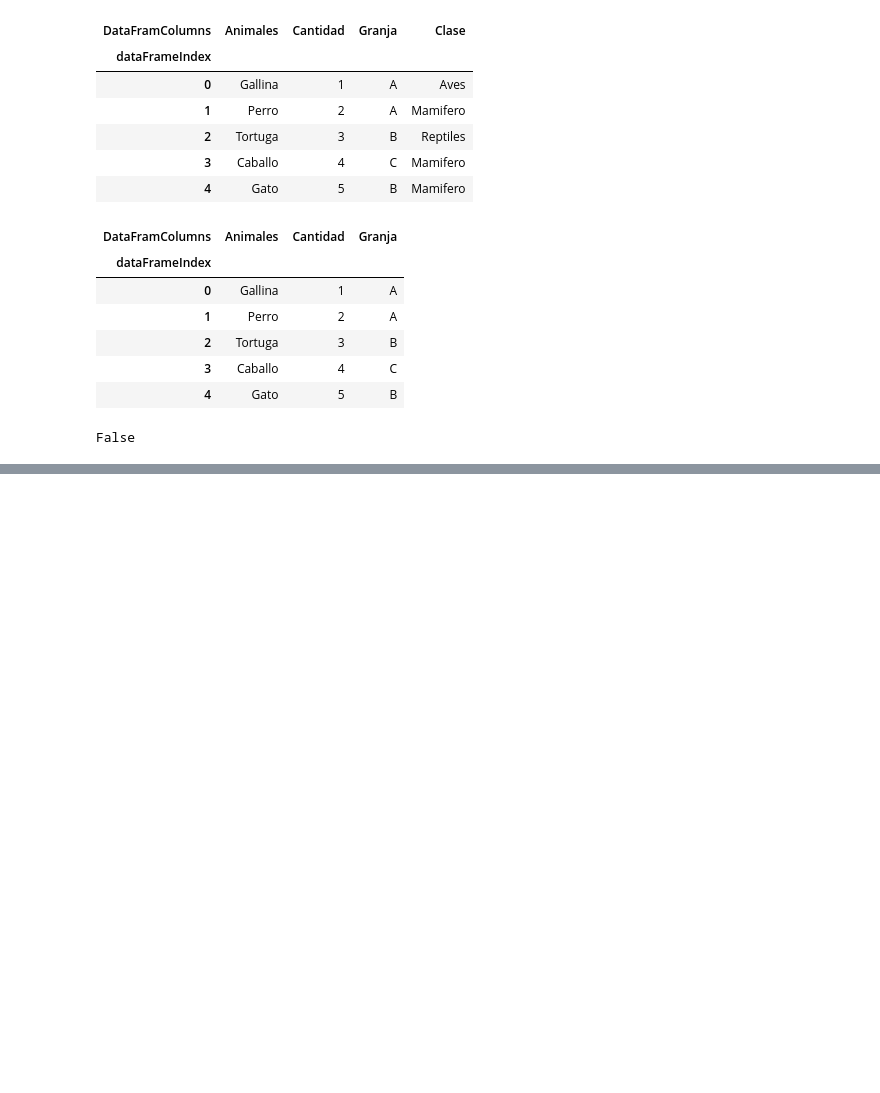
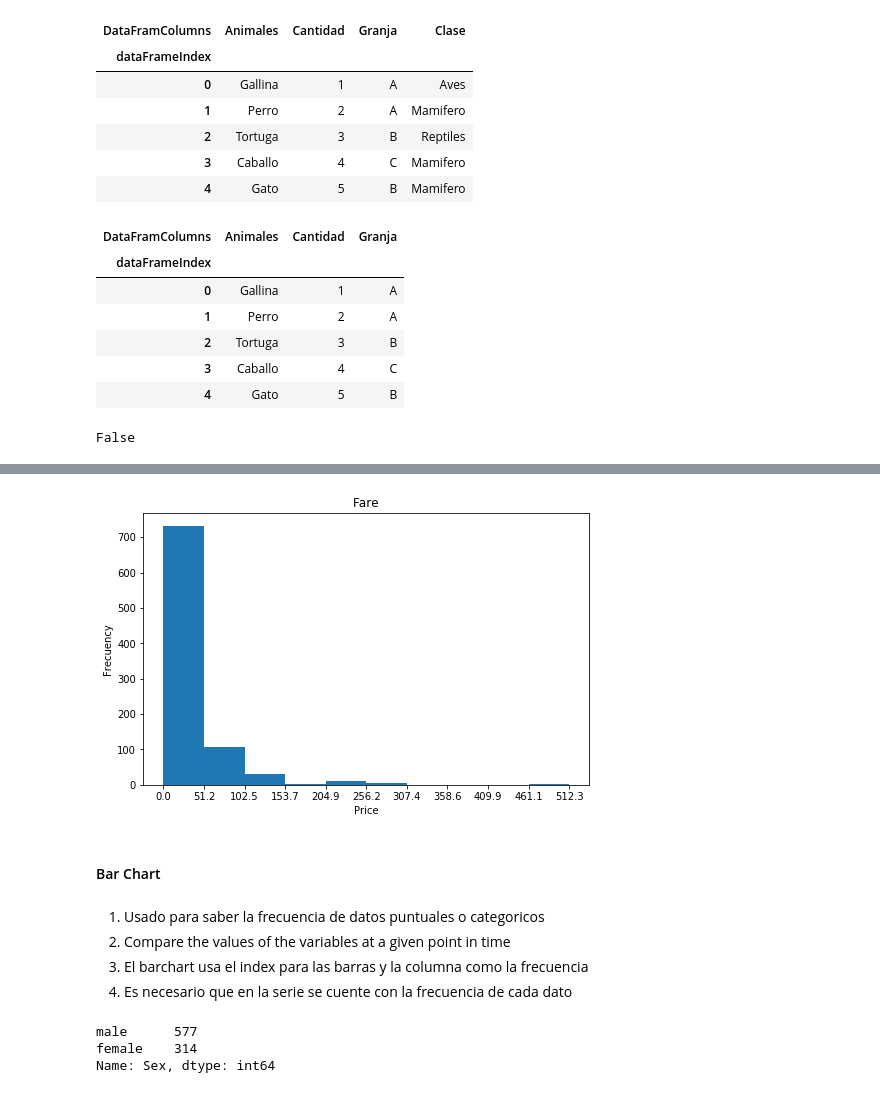
Before and after one commit to mrHyde90/DataScienceCourse, a Jupyter notebook: Pandas.ipynb, the cells around one changed output, grey strips where cells are left out. Drawn from its saved outputs; the diff is of its cells as text; code cells hidden in the pictures; blank space fills up the shorter version.

```diff
--- a/Pandas.ipynb
+++ b/Pandas.ipynb
@@ -437,0 +580,25 @@ False
+# %%
+count, bin_edges = np.histogram(titanic_train["Fare"])
+
+titanic_train["Fare"].plot(kind="hist", xticks= bin_edges, figsize=(8, 5))
+plt.title("Fare")
+plt.ylabel("Frecuency")
+plt.xlabel("Price")
+plt.show()
+# %% [output]
+[figure, added]
+# %% [markdown]
+#### Bar Chart
+# %% [markdown]
+1. Usado para saber la frecuencia de datos puntuales o categoricos
+2. Compare the values of the variables at a given point in time
+3. El barchart usa el index para las barras y la columna como la frecuencia
+4. Es necesario que en la serie se cuente con la frecuencia de cada dato
+# %%
+#Creando la serie con la frecuencia de cada dato
+sex_serie = titanic_train["Sex"].value_counts()
+sex_serie
+# %% [output]
+male      577
+female    314
+Name: Sex, dtype: int64
```
Also changed, not shown: parts of 28 cells of this notebook.
